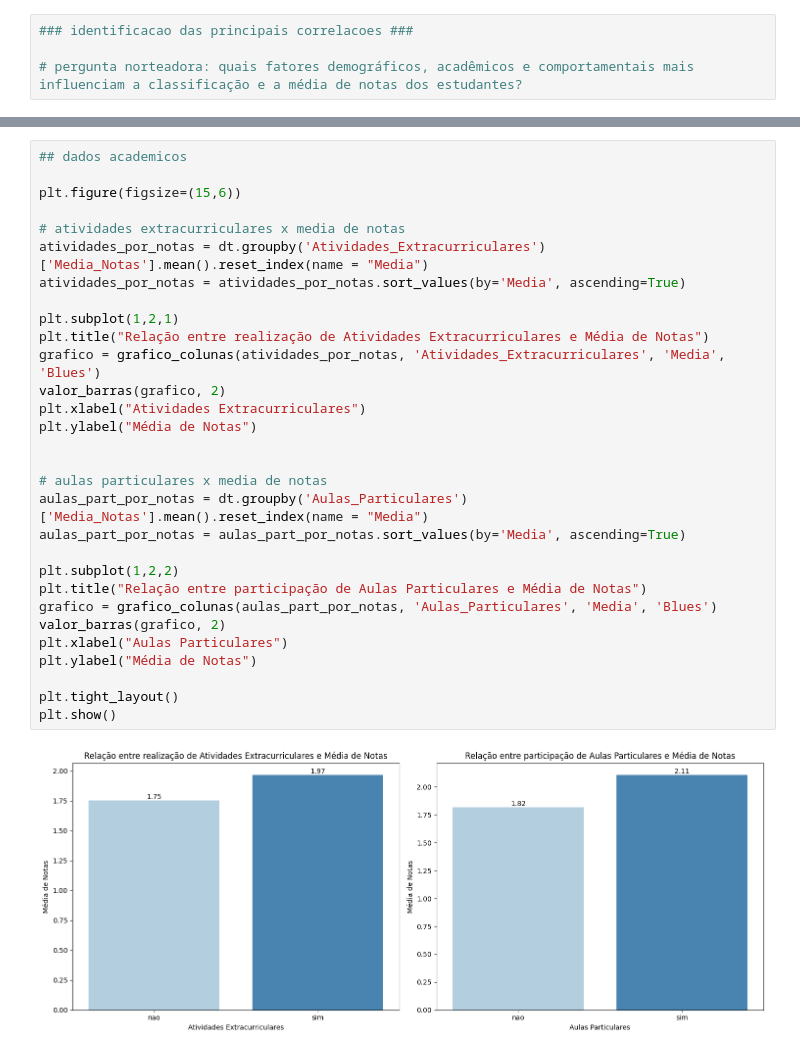
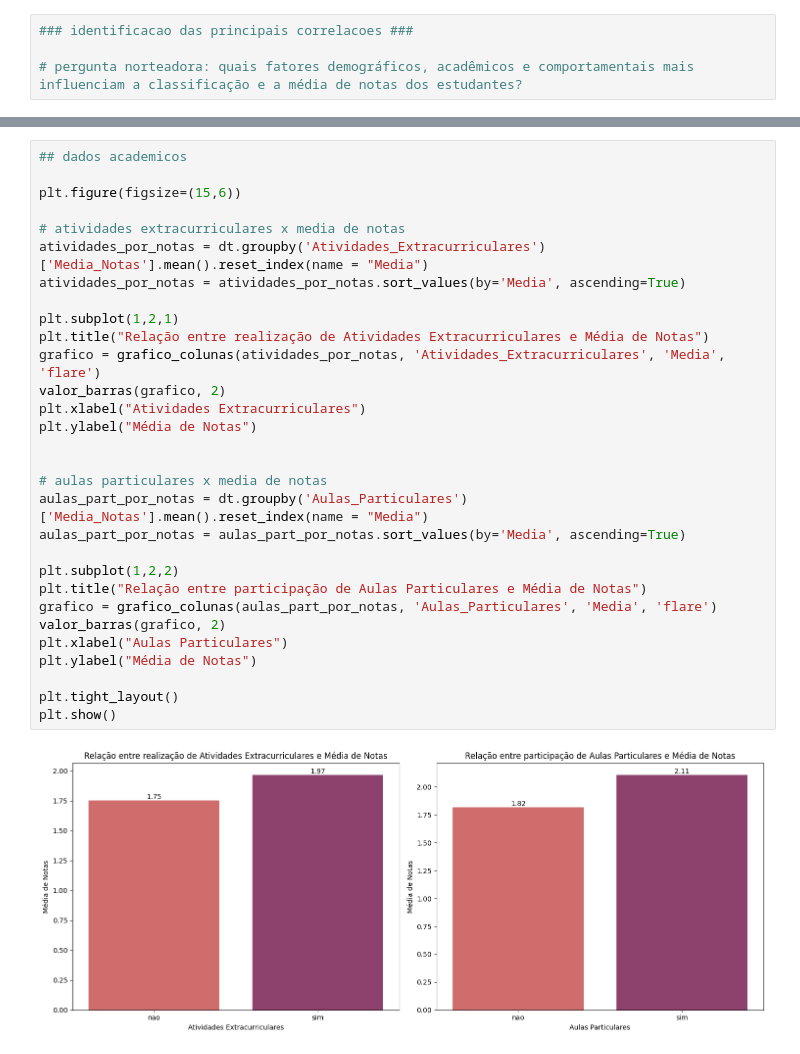
Before and after one commit to anavidev/dados-educacionais, a Jupyter notebook: notebook/analise_dados_educacionais.ipynb, the cells around one changed output, grey strips where cells are left out. Drawn from its saved outputs; the diff is of its cells as text.

```diff
--- a/notebook/analise_dados_educacionais.ipynb
+++ b/notebook/analise_dados_educacionais.ipynb
@@ -656,35 +656,35 @@ plt.show()
 # %%
 ## dados academicos
 
 plt.figure(figsize=(15,6))
 
 # atividades extracurriculares x media de notas
 atividades_por_notas = dt.groupby('Atividades_Extracurriculares')['Media_Notas'].mean().reset_index(name = "Media")
 atividades_por_notas = atividades_por_notas.sort_values(by='Media', ascending=True)
 
 plt.subplot(1,2,1)
 plt.title("Relação entre realização de Atividades Extracurriculares e Média de Notas")
-grafico = grafico_colunas(atividades_por_notas, 'Atividades_Extracurriculares', 'Media', 'Blues')
+grafico = grafico_colunas(atividades_por_notas, 'Atividades_Extracurriculares', 'Media', 'flare')
 valor_barras(grafico, 2)
 plt.xlabel("Atividades Extracurriculares")
 plt.ylabel("Média de Notas")
 
 
 # aulas particulares x media de notas
 aulas_part_por_notas = dt.groupby('Aulas_Particulares')['Media_Notas'].mean().reset_index(name = "Media")
 aulas_part_por_notas = aulas_part_por_notas.sort_values(by='Media', ascending=True)
 
 plt.subplot(1,2,2)
 plt.title("Relação entre participação de Aulas Particulares e Média de Notas")
-grafico = grafico_colunas(aulas_part_por_notas, 'Aulas_Particulares', 'Media', 'Blues')
+grafico = grafico_colunas(aulas_part_por_notas, 'Aulas_Particulares', 'Media', 'flare')
 valor_barras(grafico, 2)
 plt.xlabel("Aulas Particulares")
 plt.ylabel("Média de Notas")
 
 plt.tight_layout()
 plt.show()
 # %% [output]
-[figure, old version]
+[figure, new version]
 # %%
 ## dados comportamentais
 
```
Also changed, not shown: parts of 8 cells of this notebook.
